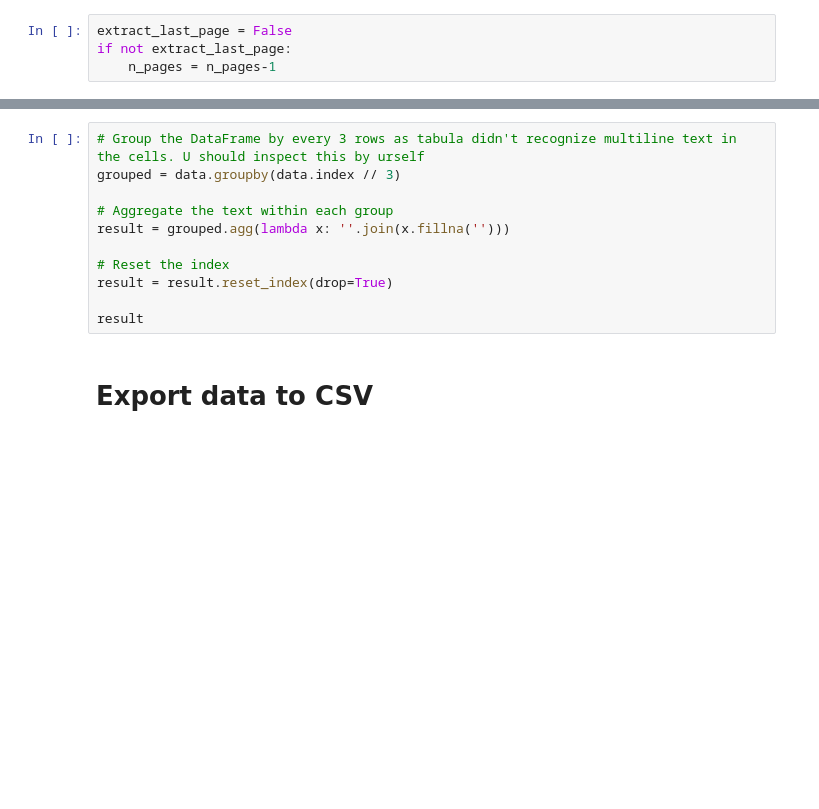
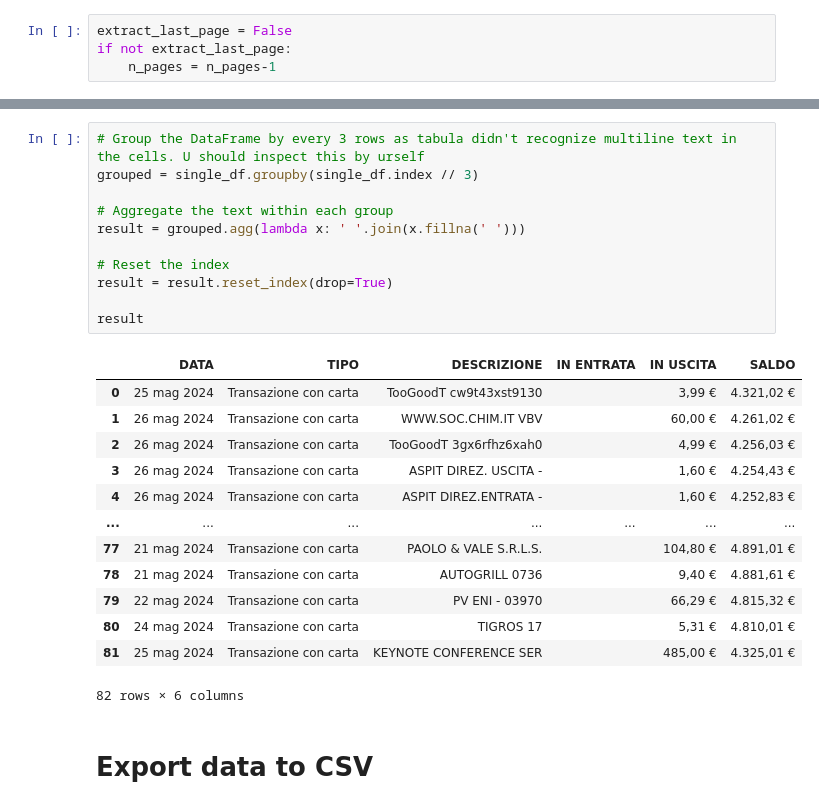
Before and after one commit to MarcoVando/TradeRepublicTableExport, a Jupyter notebook: ExtractPDFTable_jupyter.ipynb, the cells around one changed output, grey strips where cells are left out. Cells and saved outputs as stored; diff of their text form; blank space fills up the shorter version.

```diff
--- a/ExtractPDFTable_jupyter.ipynb
+++ b/ExtractPDFTable_jupyter.ipynb
@@ -174,14 +244,28 @@ data
 # %%
 # Group the DataFrame by every 3 rows as tabula didn't recognize multiline text in the cells. U should inspect this by urself
-grouped = data.groupby(data.index // 3)
+grouped = single_df.groupby(single_df.index // 3)
 
 # Aggregate the text within each group
-result = grouped.agg(lambda x: ''.join(x.fillna('')))
+result = grouped.agg(lambda x: ' '.join(x.fillna(' ')))
 
 # Reset the index
 result = result.reset_index(drop=True)
 
 result
+# %% [output]
+|  | DATA | TIPO | DESCRIZIONE | IN ENTRATA | IN USCITA | SALDO |
+| 0 | 25 mag 2024 | Transazione con carta | TooGoodT cw9t43xst9130 |  | 3,99 € | 4.321,02 € |
+| 1 | 26 mag 2024 | Transazione con carta | WWW.SOC.CHIM.IT VBV |  | 60,00 € | 4.261,02 € |
+| 2 | 26 mag 2024 | Transazione con carta | TooGoodT 3gx6rfhz6xah0 |  | 4,99 € | 4.256,03 € |
+| 3 | 26 mag 2024 | Transazione con carta | ASPIT DIREZ. USCITA - |  | 1,60 € | 4.254,43 € |
+| 4 | 26 mag 2024 | Transazione con carta | ASPIT DIREZ.ENTRATA - |  | 1,60 € | 4.252,83 € |
+| ... | ... | ... | ... | ... | ... | ... |
+| 77 | 21 mag 2024 | Transazione con carta | PAOLO & VALE S.R.L.S. |  | 104,80 € | 4.891,01 € |
+| 78 | 21 mag 2024 | Transazione con carta | AUTOGRILL 0736 |  | 9,40 € | 4.881,61 € |
+| 79 | 22 mag 2024 | Transazione con carta | PV ENI - 03970 |  | 66,29 € | 4.815,32 € |
+| 80 | 24 mag 2024 | Transazione con carta | TIGROS 17 |  | 5,31 € | 4.810,01 € |
+| 81 | 25 mag 2024 | Transazione con carta | KEYNOTE CONFERENCE SER |  | 485,00 € | 4.325,01 € |
+82 rows × 6 columns
 # %% [markdown]
 # Export data to CSV
 # %%
```
Also changed, not shown: parts of 17 cells of this notebook.
